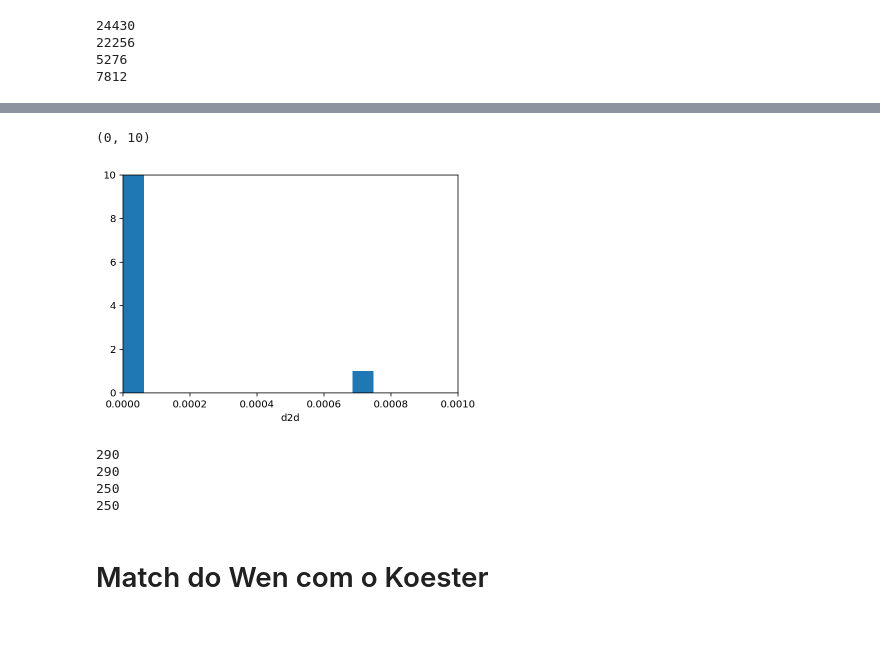
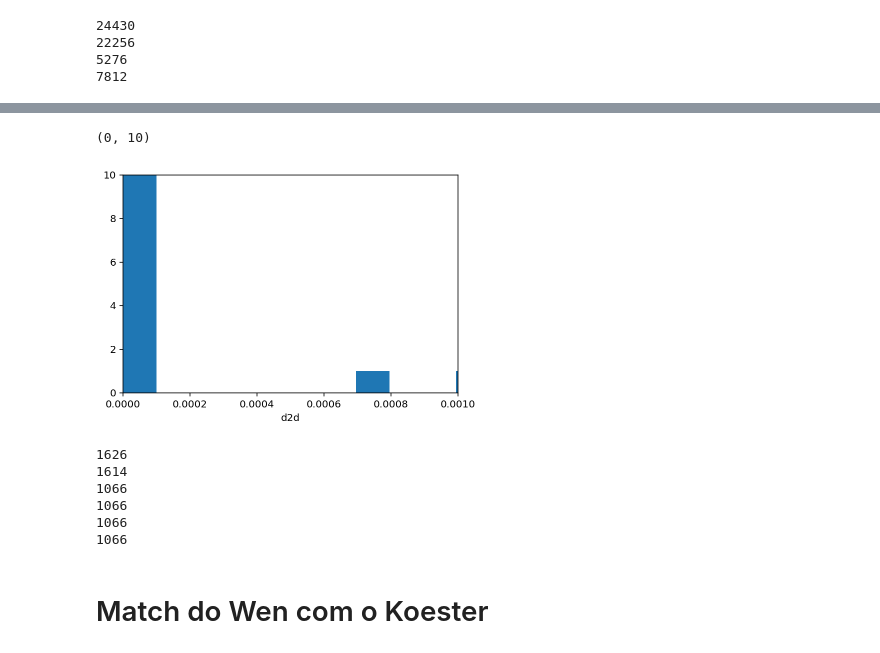
Before and after one commit to clusteron/comparison, a Jupyter notebook: Matches.ipynb, the cells around one changed output, grey strips where cells are left out. Saved outputs shown, nothing was run; the diff lists cells and outputs as text; code cells hidden in the pictures.

Commit message:
adc plot

```diff
--- a/Matches.ipynb
+++ b/Matches.ipynb
@@ -87,6 +118,6 @@ print len(idwr[d2dw<0.0003*u.deg])
 # %%
 print 'Objects around to catalog 3d'
-idxc_w, idxc_r, d2d, d3d = c_r.search_around_3d(c_w, 1000*u.kpc)
+idxc_w, idxc_r, d2d, d3d = c_r.search_around_3d(c_w, 4000*u.kpc)
 print 'Números de objetos do wen =',len(idxc_w)
 print 'Números de objetos do rykoff =',len(idxc_r)
 # %% [output]
@@ -96,11 +179,11 @@ Números de objetos do rykoff = 290
 # %%
-plt.hist(d2d, bins=1000)
+plt.hist(d2d, bins=5000)
 plt.xlabel('d2d')
 plt.xlim(0,0.001)
 plt.ylim(0,10)
 # %% [output]
 (0, 10)
-[figure, old version]
+[figure, new version]
 # %%
 print len(np.unique(idxc_w))
 print len(np.unique(idxc_r))
@@ -109,11 +192,19 @@ print len(idxc_r[d2d<0.0006*u.deg])
 
 obje_wr = idxc_w[d2d<0.0006*u.deg]
 obje_rw = idxc_r[d2d<0.0006*u.deg]
+
+o_wr = w[obje_wr]
+o_rw = r[obje_rw]
+
+print len(o_wr)
+print len(o_rw)
 # %% [output]
-290
-290
-250
-250
+1626
+1614
+1066
+1066
+1066
+1066
 # %% [markdown]
 # Match do Wen com o Koester
 # %%
```
Also changed, not shown: parts of 16 cells of this notebook.
